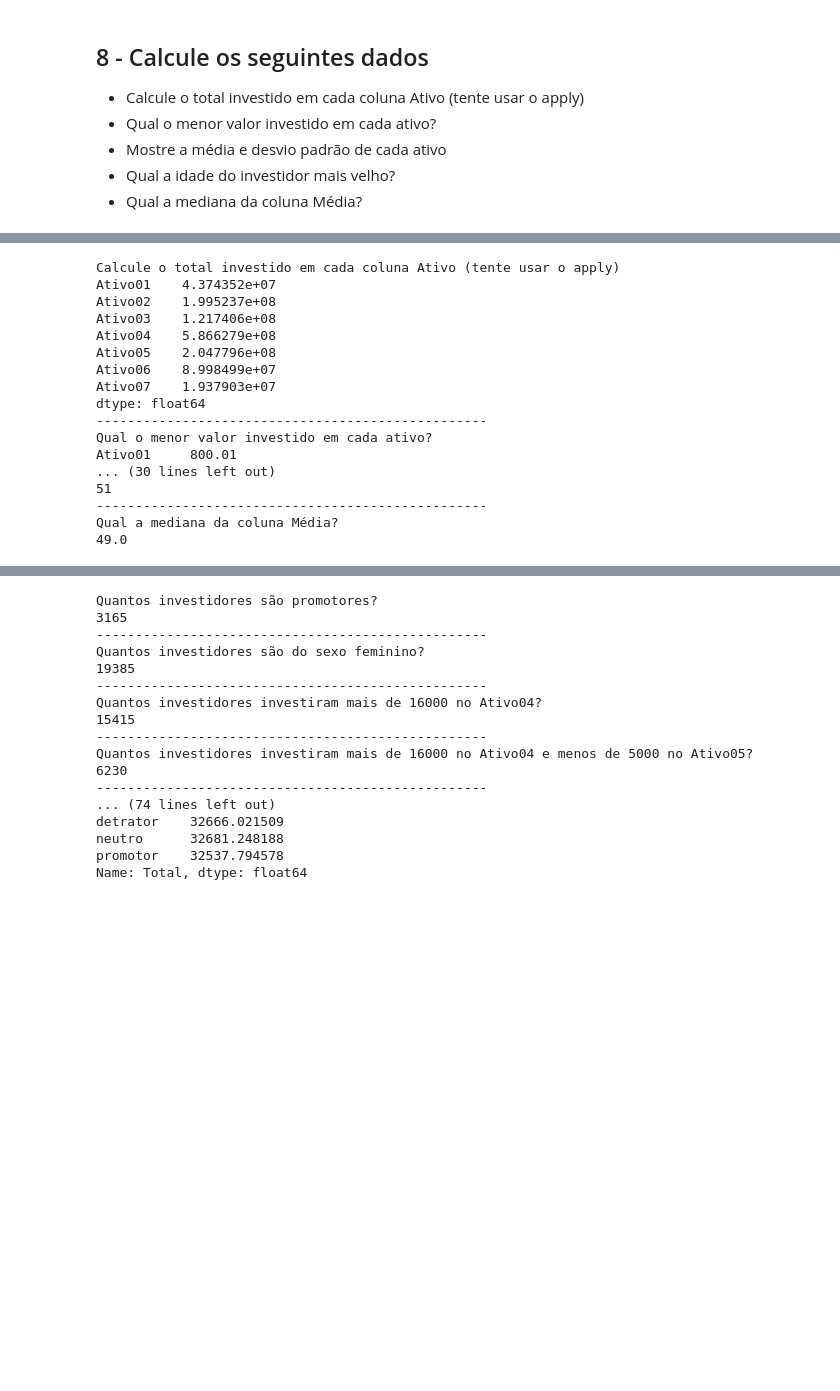
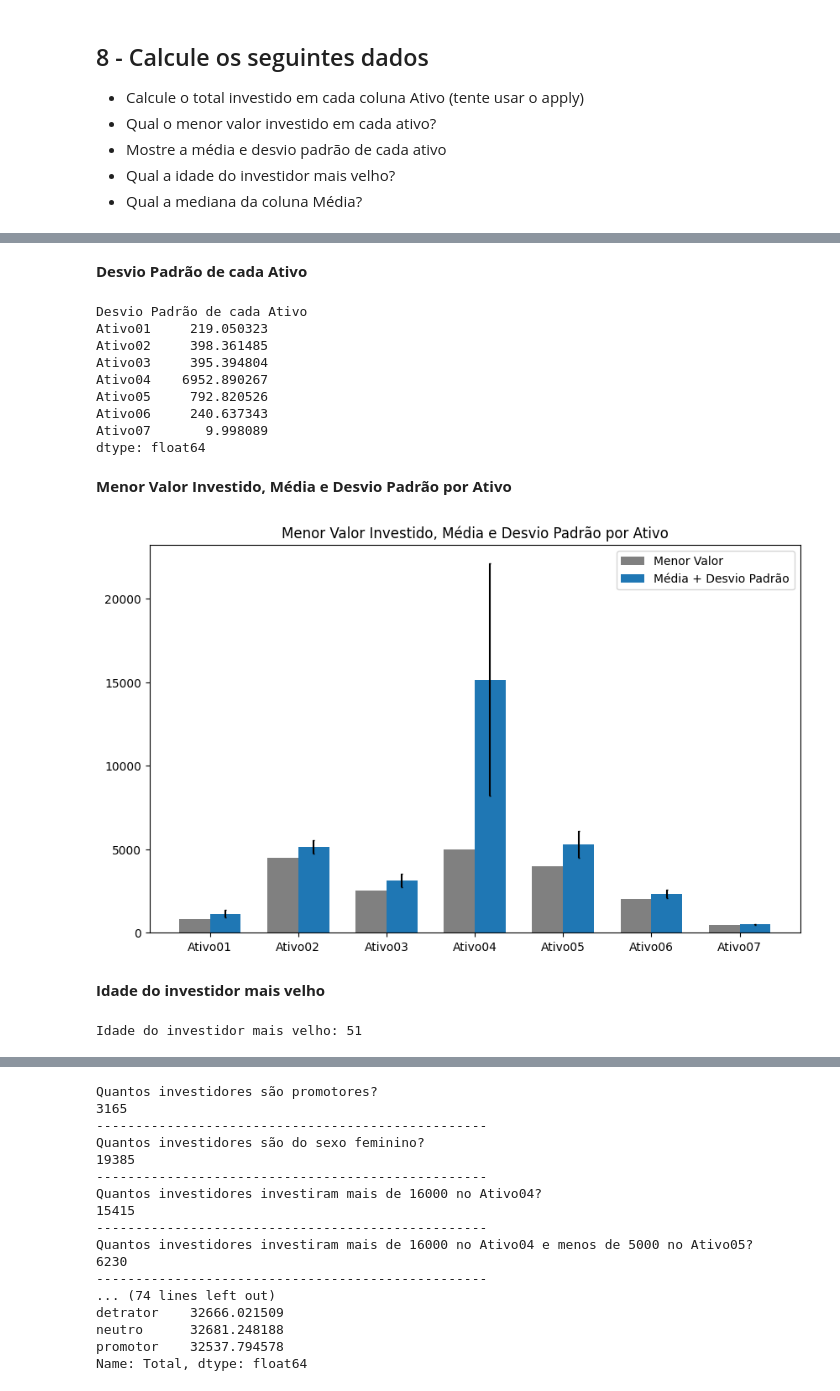
Before and after one commit to castroavila/projeto_aplicado_modulo_3, a Jupyter notebook: Proj 1 - pandas - notebook.ipynb, the cells around one changed output, grey strips where cells are left out. Drawn from its saved outputs; the diff is of its cells as text; code cells hidden in the pictures; blank space fills up the shorter version.

```diff
--- a/Proj 1 - pandas - notebook.ipynb
+++ b/Proj 1 - pandas - notebook.ipynb
@@ -330,47 +428,16 @@ invest_cadastro['NPS'] = invest_cadastro['Media'].apply(
+# %% [markdown]
+**Desvio Padrão de cada Ativo**
 # %%
-print('Calcule o total investido em cada coluna Ativo (tente usar o apply)')
-total_invest_ativo = invest_cadastro[lista_ativos].apply(np.sum, axis=0)
-print(total_invest_ativo)
-print('-' * 50)
-
-print('Qual o menor valor investido em cada ativo?')
-menor_valor_invest_ativo = invest_cadastro[lista_ativos].apply(np.min, axis=0)
-print(menor_valor_invest_ativo)
-print('-' * 50)
-
-print('Mostre a média e desvio padrão de cada ativo')
-print('Media')
-media = invest_cadastro[lista_ativos].apply(np.mean, axis=0)
-print(media)
-print('-' * 30)
-print('Desvio padrao')
+print('Desvio Padrão de cada Ativo')
 std = invest_cadastro[lista_ativos].apply(np.std, axis=0)
 print(std)
-print('-' * 50)
-
-print('Qual a idade do investidor mais velho?')
-max_idade = invest_cadastro['Idade'].max()
-print(max_idade)
-print('-' * 50)
-
-print('Qual a mediana da coluna Média?')
-mediana = invest_cadastro['Media'].median()
-print(mediana)
 # %% [output]
-Calcule o total investido em cada coluna Ativo (tente usar o apply)
-Ativo01    4.374352e+07
-Ativo02    1.995237e+08
-Ativo03    1.217406e+08
-Ativo04    5.866279e+08
-Ativo05    2.047796e+08
-Ativo06    8.998499e+07
-Ativo07    1.937903e+07
+Desvio Padrão de cada Ativo
+Ativo01     219.050323
+Ativo02     398.361485
+Ativo03     395.394804
+Ativo04    6952.890267
+Ativo05     792.820526
+Ativo06     240.637343
+Ativo07       9.998089
 dtype: float64
---------------------------------------------------
-Qual o menor valor investido em cada ativo?
-Ativo01     800.01
-... (30 lines left out)
-51
---------------------------------------------------
-Qual a mediana da coluna Média?
-49.0
@@ -389,0 +444,27 @@ Qual a mediana da coluna Média?
+# %% [markdown]
+**Menor Valor Investido, Média e Desvio Padrão por Ativo**
+# %%
+largura_barra = 0.35
+posicoes = np.arange(len(lista_ativos))
+
+fig, ax = plt.subplots(figsize=(10, 6))
+
+ax.bar(posicoes - largura_barra/2, menor_valor_invest_ativo, largura_barra, color='grey') # menor valor
+ax.bar(posicoes + largura_barra/2, media, largura_barra, yerr=std, capsize=1)
+
+ax.set_xticks(posicoes)
+ax.set_xticklabels(lista_ativos)
+
+ax.legend(["Menor Valor", "Média + Desvio Padrão"])
+ax.set_title("Menor Valor Investido, Média e Desvio Padrão por Ativo")
+
+plt.show()
+# %% [output]
+[figure, added]
+# %% [markdown]
+**Idade do investidor mais velho**
+# %%
+max_idade = invest_cadastro['Idade'].max()
+print(f'Idade do investidor mais velho: {max_idade}')
+# %% [output]
+Idade do investidor mais velho: 51
```
Also changed, not shown: parts of 30 cells of this notebook.
